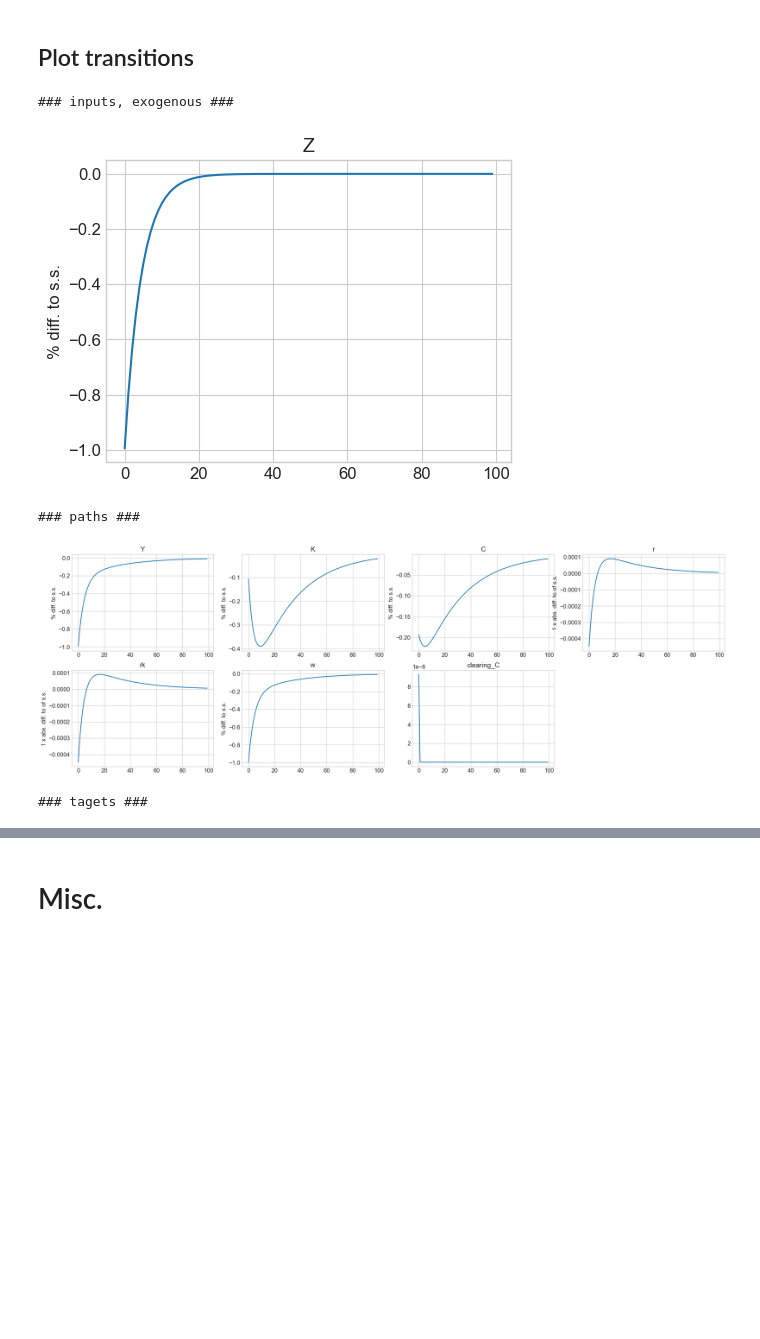
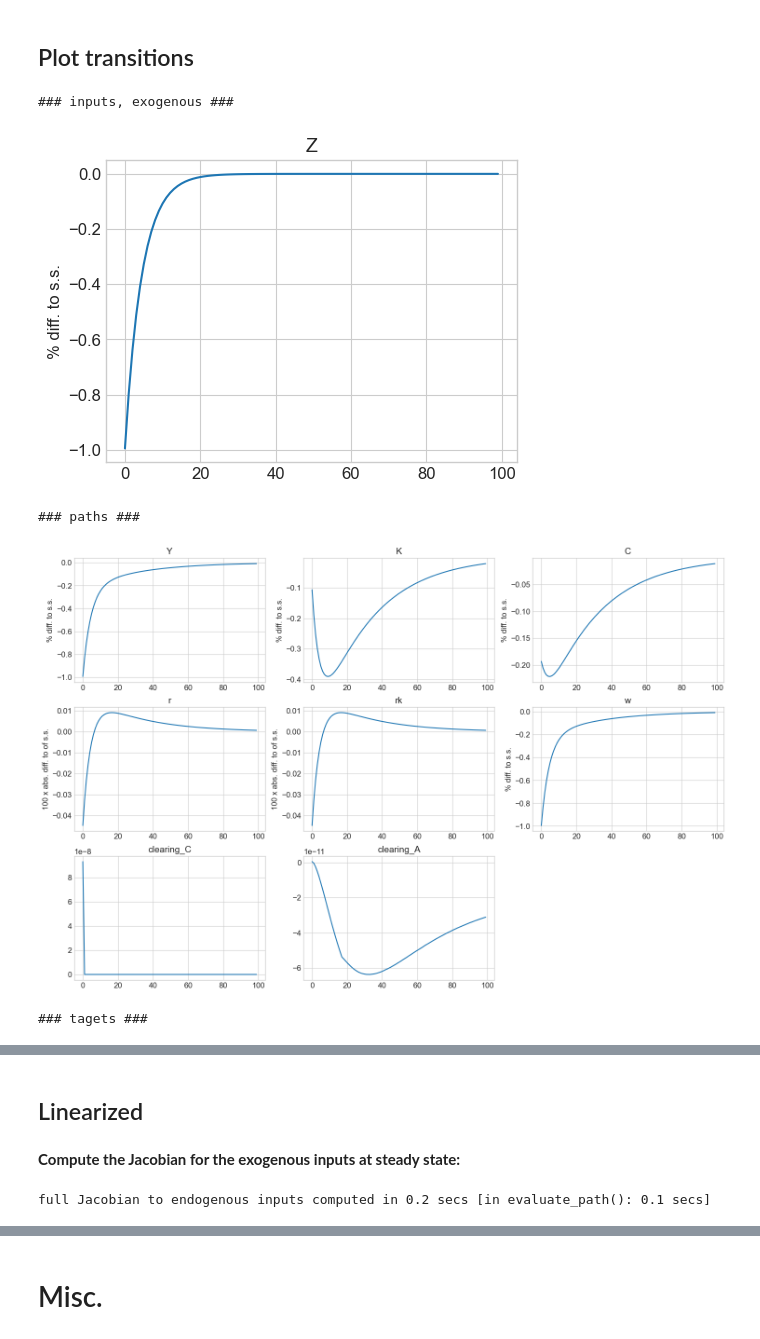
Before and after one commit to NumEconCopenhagen/GEModelToolsNotebooks, a Jupyter notebook: 01. Test.ipynb, the cells around one changed output, grey strips where cells are left out. Drawn from its saved outputs; the diff is of its cells as text; code cells hidden in the pictures; blank space fills up the shorter version.

Commit message:
Update with linearized solution and better structure

```diff
--- a/01. Test.ipynb
+++ b/01. Test.ipynb
@@ -365,12 +365,13 @@ The **timing** is such that `path.A[t] == np.sum(sol.path_a[t]*sim.path_D[t])`.
 # %% [markdown]
 ## Plot transitions
 # %%
-paths = ['Y','K','C','r','rk','w','clearing_C']
-abs_value = ['r','rk','clearing_C']
-model.show_IRFs(paths,abs_value,T_max=100)
+paths = ['Y','K','C','r','rk','w','clearing_C','clearing_A']
+abs_value = ['r','rk']
+facs = {'r':100,'rk':100}
+model.show_IRFs(paths,abs_value,facs=facs,ncols=3,T_max=100)
 # %% [output]
 ### inputs, exogenous ###
 [figure]
 ### paths ###
-[figure, old version]
+[figure, new version]
 ### tagets ###
@@ -377,0 +379,8 @@ model.show_IRFs(paths,abs_value,T_max=100)
+# %% [markdown]
+## Linearized
+# %% [markdown]
+**Compute the Jacobian for the exogenous inputs at steady state:**
+# %%
+model.compute_jac(do_print=True,exo=True)
+# %% [output]
+full Jacobian to endogenous inputs computed in 0.2 secs [in evaluate_path(): 0.1 secs]
```
Also changed, not shown: parts of 25 cells of this notebook, 5 other files.
